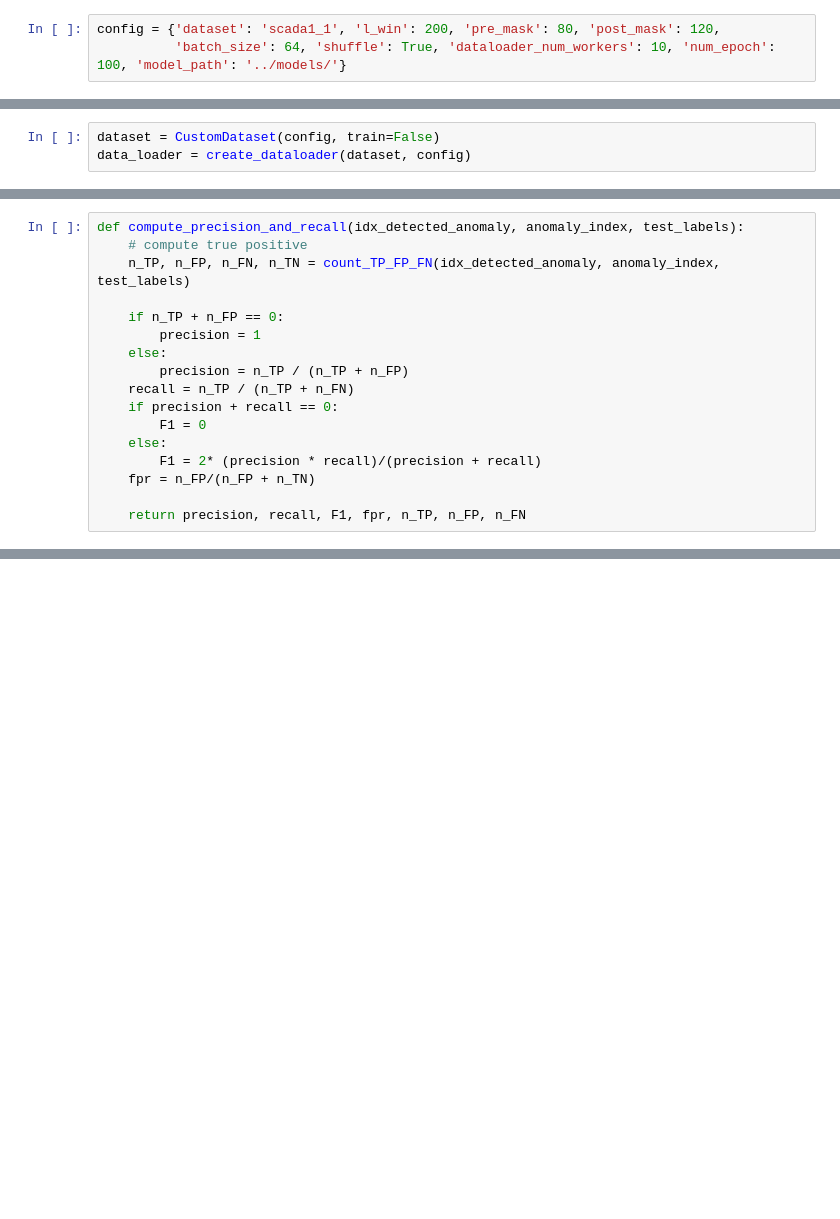
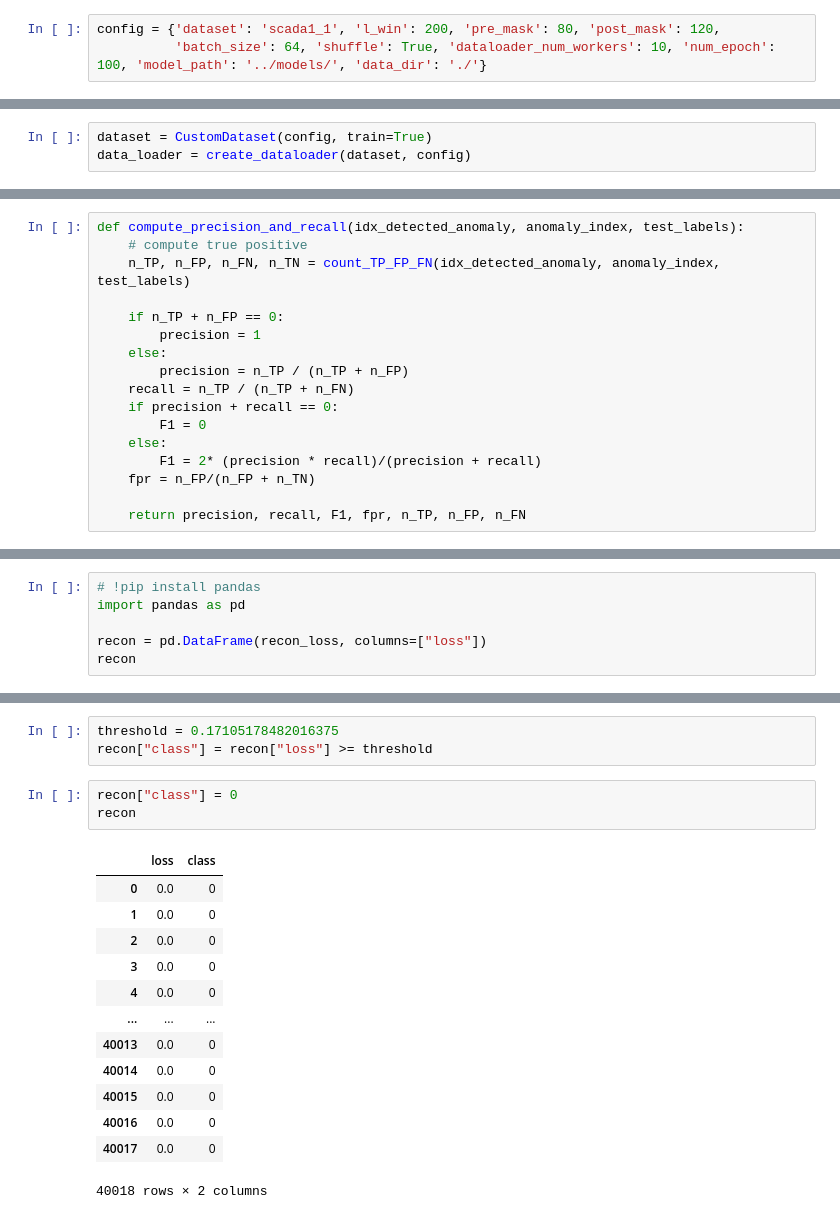
Before and after one commit to cptjack00/Anomaly-Detection-with-Transformer-Encoder, a Jupyter notebook: code/Transformer_1st_ver_scada1_1_eval.ipynb, the cells around one changed output, grey strips where cells are left out. Cells and saved outputs as stored; diff of their text form; blank space fills up the shorter version.

```diff
--- a/code/Transformer_1st_ver_scada1_1_eval.ipynb
+++ b/code/Transformer_1st_ver_scada1_1_eval.ipynb
@@ -6,7 +6,7 @@ from model import make_model
 from data_loader import CustomDataset
 # %%
 config = {'dataset': 'scada1_1', 'l_win': 200, 'pre_mask': 80, 'post_mask': 120,
-          'batch_size': 64, 'shuffle': True, 'dataloader_num_workers': 10, 'num_epoch': 100, 'model_path': '../models/'}
+          'batch_size': 64, 'shuffle': True, 'dataloader_num_workers': 10, 'num_epoch': 100, 'model_path': '../models/', 'data_dir': './'}
 # %%
 model = make_model(N=6, d_model=16, l_win=config['l_win'], d_ff=128, h=1, dropout=0.1).float()
 model.load_state_dict(torch.load(config['model_path'] + "best_train_46.pth"))
@@ -30,7 +30,7 @@ AnomalyModel(
   (linear): Linear(in_features=16, out_features=16, bias=True)
 )
 # %%
-dataset = CustomDataset(config, train=False)
+dataset = CustomDataset(config, train=True)
 data_loader = create_dataloader(dataset, config)
 # %%
 out = None
@@ -335,0 +323,6 @@ AUC = 0.9017489896217584
+# %%
+# !pip install pandas
+import pandas as pd
+
+recon = pd.DataFrame(recon_loss, columns=["loss"])
+recon
@@ -335,0 +343,20 @@ AUC = 0.9017489896217584
+# %%
+threshold = 0.17105178482016375
+recon["class"] = recon["loss"] >= threshold
+# %%
+recon["class"] = 0
+recon
+# %% [output]
+|  | loss | class |
+| 0 | 0.0 | 0 |
+| 1 | 0.0 | 0 |
+| 2 | 0.0 | 0 |
+| 3 | 0.0 | 0 |
+| 4 | 0.0 | 0 |
+| ... | ... | ... |
+| 40013 | 0.0 | 0 |
+| 40014 | 0.0 | 0 |
+| 40015 | 0.0 | 0 |
+| 40016 | 0.0 | 0 |
+| 40017 | 0.0 | 0 |
+40018 rows × 2 columns
```
Also changed, not shown: parts of 21 cells of this notebook, 5 other files.
